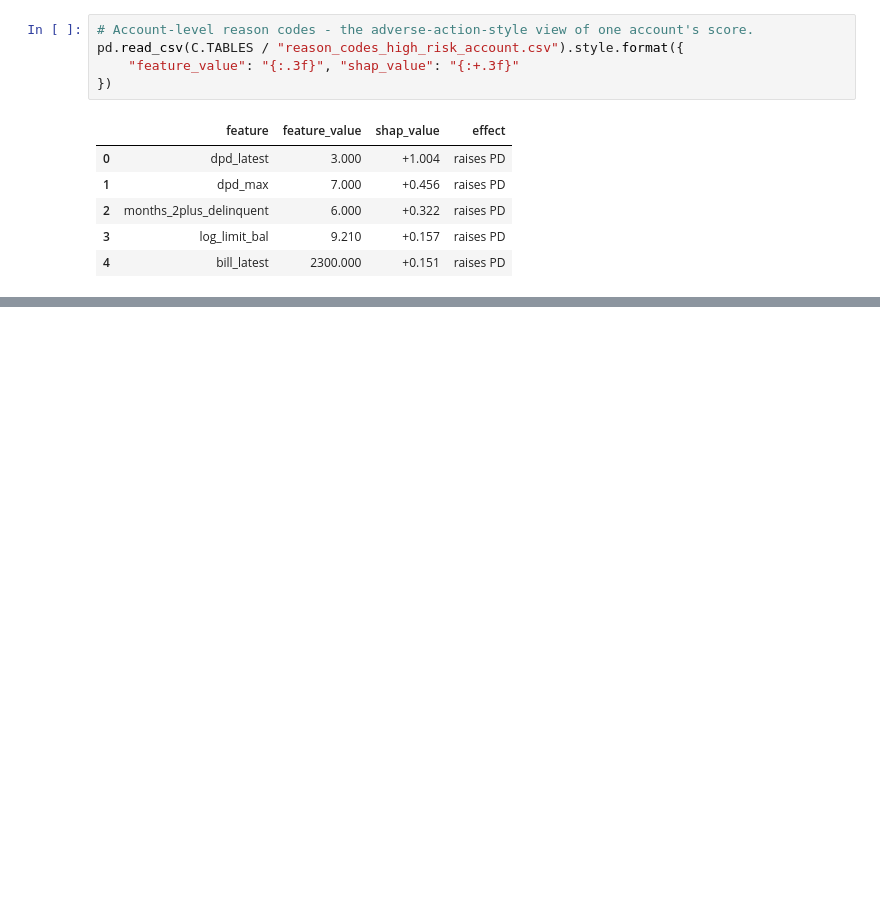
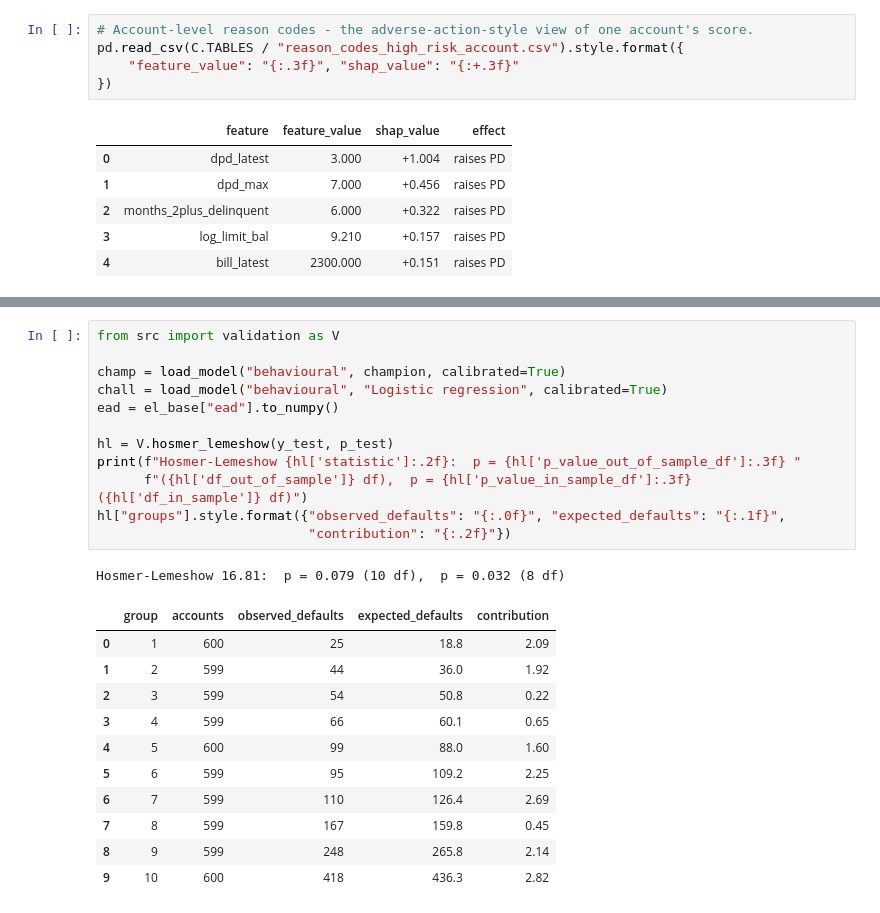
Before and after one commit to pooja003-cloud/credit-risk-el-modeling, a Jupyter notebook: notebooks/01_credit_risk_modelling.ipynb, the cells around one changed output, grey strips where cells are left out. Cells and saved outputs as stored; diff of their text form; blank space fills up the shorter version.

```diff
--- a/notebooks/01_credit_risk_modelling.ipynb
+++ b/notebooks/01_credit_risk_modelling.ipynb
@@ -680,0 +695,25 @@ pd.read_csv(C.TABLES / "reason_codes_high_risk_account.csv").style.format({
+# %%
+from src import validation as V
+
+champ = load_model("behavioural", champion, calibrated=True)
+chall = load_model("behavioural", "Logistic regression", calibrated=True)
+ead = el_base["ead"].to_numpy()
+
+hl = V.hosmer_lemeshow(y_test, p_test)
+print(f"Hosmer-Lemeshow {hl['statistic']:.2f}:  p = {hl['p_value_out_of_sample_df']:.3f} "
+      f"({hl['df_out_of_sample']} df),  p = {hl['p_value_in_sample_df']:.3f} ({hl['df_in_sample']} df)")
+hl["groups"].style.format({"observed_defaults": "{:.0f}", "expected_defaults": "{:.1f}",
+                           "contribution": "{:.2f}"})
+# %% [output]
+Hosmer-Lemeshow 16.81:  p = 0.079 (10 df),  p = 0.032 (8 df)
+|  | group | accounts | observed_defaults | expected_defaults | contribution |
+| 0 | 1 | 600 | 25 | 18.8 | 2.09 |
+| 1 | 2 | 599 | 44 | 36.0 | 1.92 |
+| 2 | 3 | 599 | 54 | 50.8 | 0.22 |
+| 3 | 4 | 599 | 66 | 60.1 | 0.65 |
+| 4 | 5 | 600 | 99 | 88.0 | 1.60 |
+| 5 | 6 | 599 | 95 | 109.2 | 2.25 |
+| 6 | 7 | 599 | 110 | 126.4 | 2.69 |
+| 7 | 8 | 599 | 167 | 159.8 | 0.45 |
+| 8 | 9 | 599 | 248 | 265.8 | 2.14 |
+| 9 | 10 | 600 | 418 | 436.3 | 2.82 |
```
Also changed, not shown: parts of 15 cells of this notebook, 24 other files.
